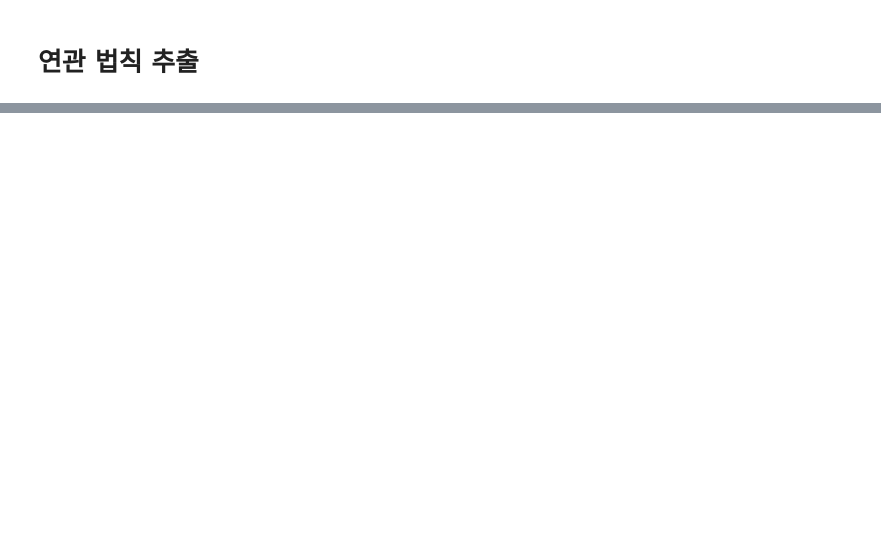
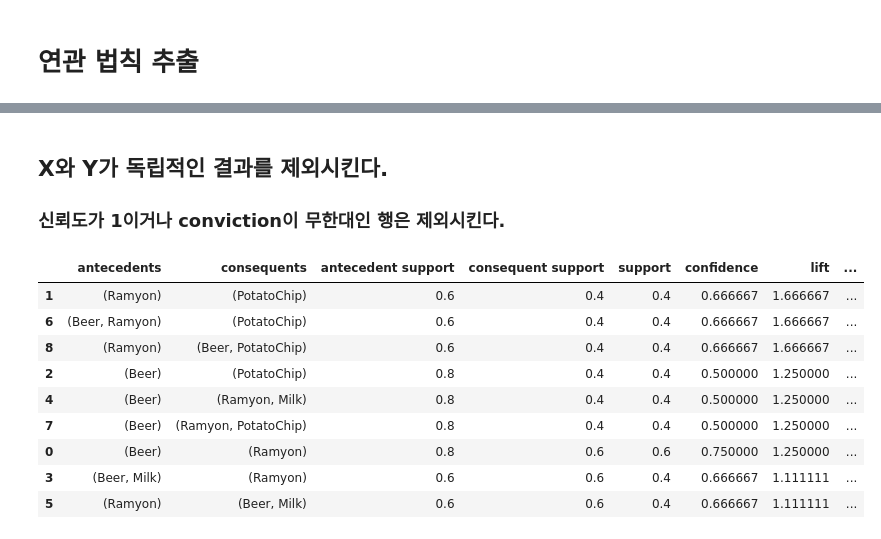
Before and after one commit to skier-song9/DevStudy, a Jupyter notebook: JupyterNotebook/kmu_itconsulting/04_연관법칙.ipynb, the cells around one changed output, grey strips where cells are left out. Drawn from its saved outputs; the diff is of its cells as text; code cells hidden in the pictures; blank space fills up the shorter version.

```diff
--- a/JupyterNotebook/kmu_itconsulting/04_연관법칙.ipynb
+++ b/JupyterNotebook/kmu_itconsulting/04_연관법칙.ipynb
@@ -112,0 +117,18 @@ example_Rules_pos.sort_values(by=["lift"],ascending=False)
+# %% [markdown]
+## X와 Y가 독립적인 결과를 제외시킨다.
+### 신뢰도가 1이거나 conviction이 무한대인 행은 제외시킨다.
+# %%
+new_example_Rules_pos = example_Rules_pos[(example_Rules_pos['confidence']<1.0)|(example_Rules_pos['conviction']!=float('inf'))].reset_index(drop=True)
+# %%
+new_example_Rules_pos.sort_values(by=["lift"],ascending=False)
+# %% [output]
+|  | antecedents | consequents | antecedent support | consequent support | support | confidence | lift | ... |
+| 1 | (Ramyon) | (PotatoChip) | 0.6 | 0.4 | 0.4 | 0.666667 | 1.666667 | ... |
+| 6 | (Beer, Ramyon) | (PotatoChip) | 0.6 | 0.4 | 0.4 | 0.666667 | 1.666667 | ... |
+| 8 | (Ramyon) | (Beer, PotatoChip) | 0.6 | 0.4 | 0.4 | 0.666667 | 1.666667 | ... |
+| 2 | (Beer) | (PotatoChip) | 0.8 | 0.4 | 0.4 | 0.500000 | 1.250000 | ... |
+| 4 | (Beer) | (Ramyon, Milk) | 0.8 | 0.4 | 0.4 | 0.500000 | 1.250000 | ... |
+| 7 | (Beer) | (Ramyon, PotatoChip) | 0.8 | 0.4 | 0.4 | 0.500000 | 1.250000 | ... |
+| 0 | (Beer) | (Ramyon) | 0.8 | 0.6 | 0.6 | 0.750000 | 1.250000 | ... |
+| 3 | (Beer, Milk) | (Ramyon) | 0.6 | 0.6 | 0.4 | 0.666667 | 1.111111 | ... |
+| 5 | (Ramyon) | (Beer, Milk) | 0.6 | 0.6 | 0.4 | 0.666667 | 1.111111 | ... |
```
Also changed, not shown: parts of 6 cells of this notebook.
